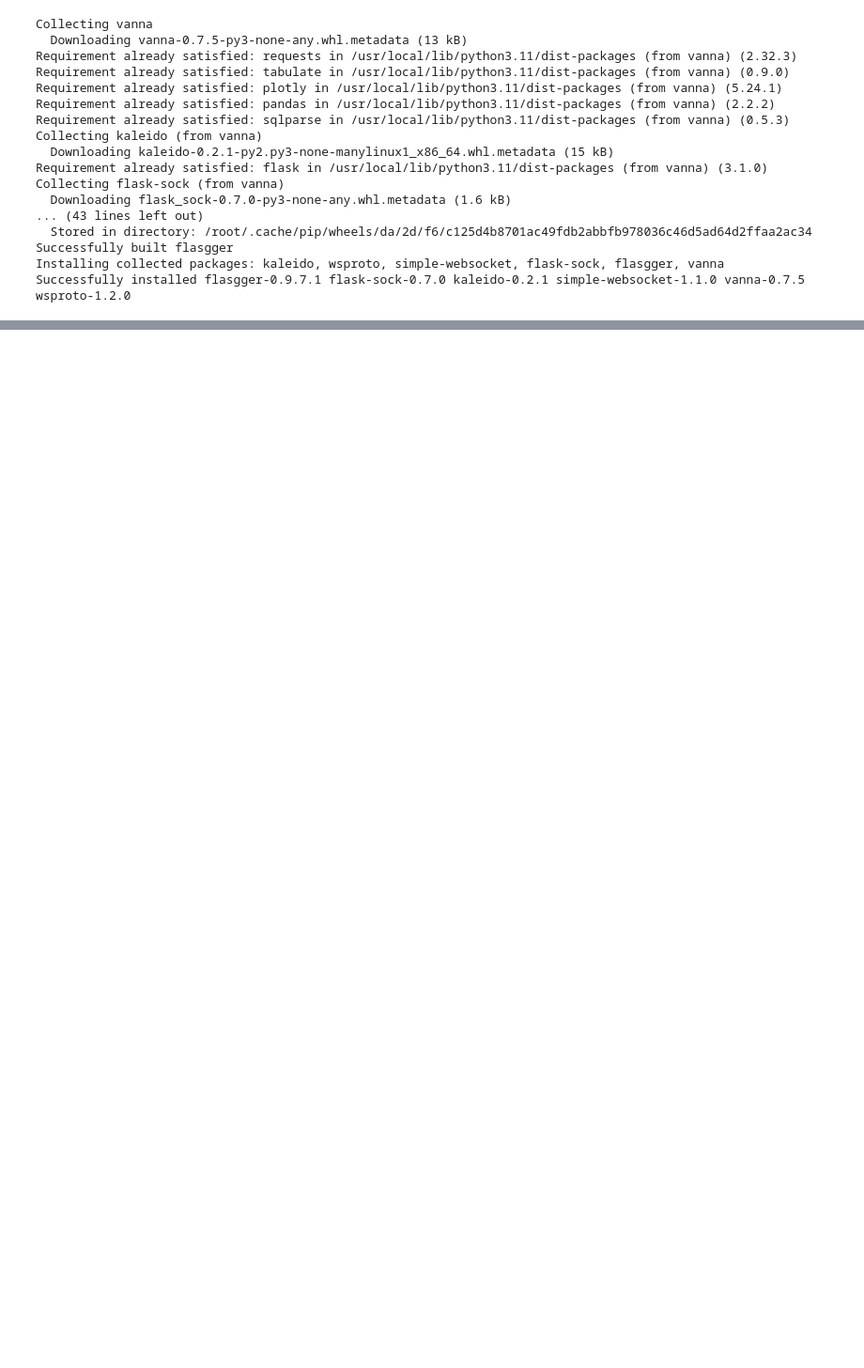
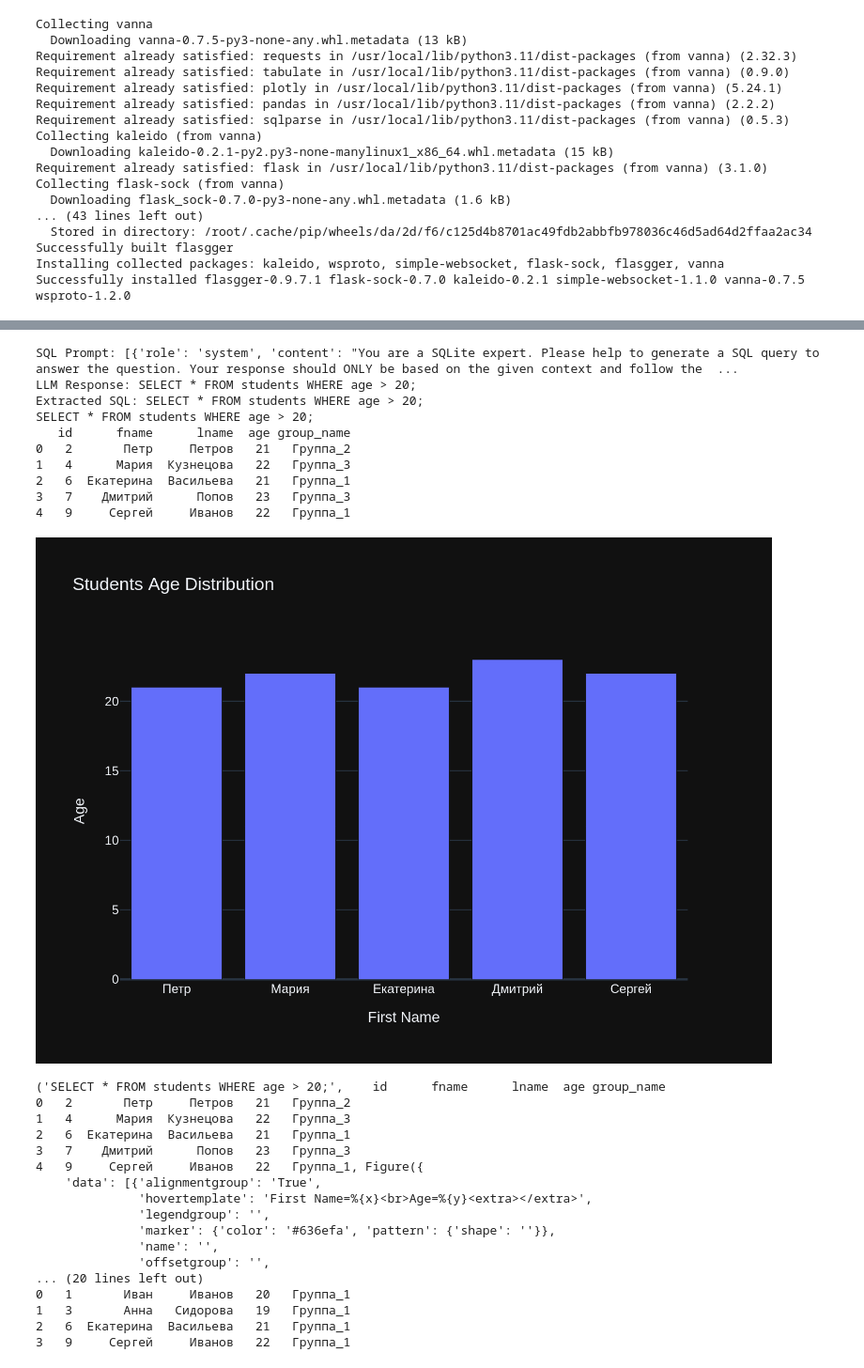
Before and after one commit to Fairim/ABC_DataMining, a Jupyter notebook: NM/Vanna.ipynb, the cells around one changed output, grey strips where cells are left out. Shown at 94% size. Saved outputs shown, nothing was run; the diff lists cells and outputs as text; code cells hidden in the pictures; blank space fills up the shorter version.

```diff
--- a/NM/Vanna.ipynb
+++ b/NM/Vanna.ipynb
@@ -218,2 +325,40 @@ SELECT * FROM students;
                'yaxis': {'anchor': 'x', 'domain': [0.0, 1.0], 'title': {'text': 'age'}}}
 }))
+# %%
+result = vn.ask('Get students older than 20')
+print(result)
+
+result = vn.ask('Get students in group Группа_1')
+print(result)
+
+result = vn.ask('Get average age of students')
+print(result)
+# %% [output]
+SQL Prompt: [{'role': 'system', 'content': "You are a SQLite expert. Please help to generate a SQL query to answer the question. Your response should ONLY be based on the given context and follow the  ...
+LLM Response: SELECT * FROM students WHERE age > 20;
+Extracted SQL: SELECT * FROM students WHERE age > 20;
+SELECT * FROM students WHERE age > 20;
+   id      fname      lname  age group_name
+0   2       Петр     Петров   21   Группа_2
+1   4      Мария  Кузнецова   22   Группа_3
+2   6  Екатерина  Васильева   21   Группа_1
+3   7    Дмитрий      Попов   23   Группа_3
+4   9     Сергей     Иванов   22   Группа_1
+[figure, added]
+('SELECT * FROM students WHERE age > 20;',    id      fname      lname  age group_name
+0   2       Петр     Петров   21   Группа_2
+1   4      Мария  Кузнецова   22   Группа_3
+2   6  Екатерина  Васильева   21   Группа_1
+3   7    Дмитрий      Попов   23   Группа_3
+4   9     Сергей     Иванов   22   Группа_1, Figure({
+    'data': [{'alignmentgroup': 'True',
+              'hovertemplate': 'First Name=%{x}<br>Age=%{y}<extra></extra>',
+              'legendgroup': '',
+              'marker': {'color': '#636efa', 'pattern': {'shape': ''}},
+              'name': '',
+              'offsetgroup': '',
+... (20 lines left out)
+0   1       Иван     Иванов   20   Группа_1
+1   3       Анна   Сидорова   19   Группа_1
+2   6  Екатерина  Васильева   21   Группа_1
+3   9     Сергей     Иванов   22   Группа_1
```
Also changed, not shown: parts of 14 cells of this notebook.
